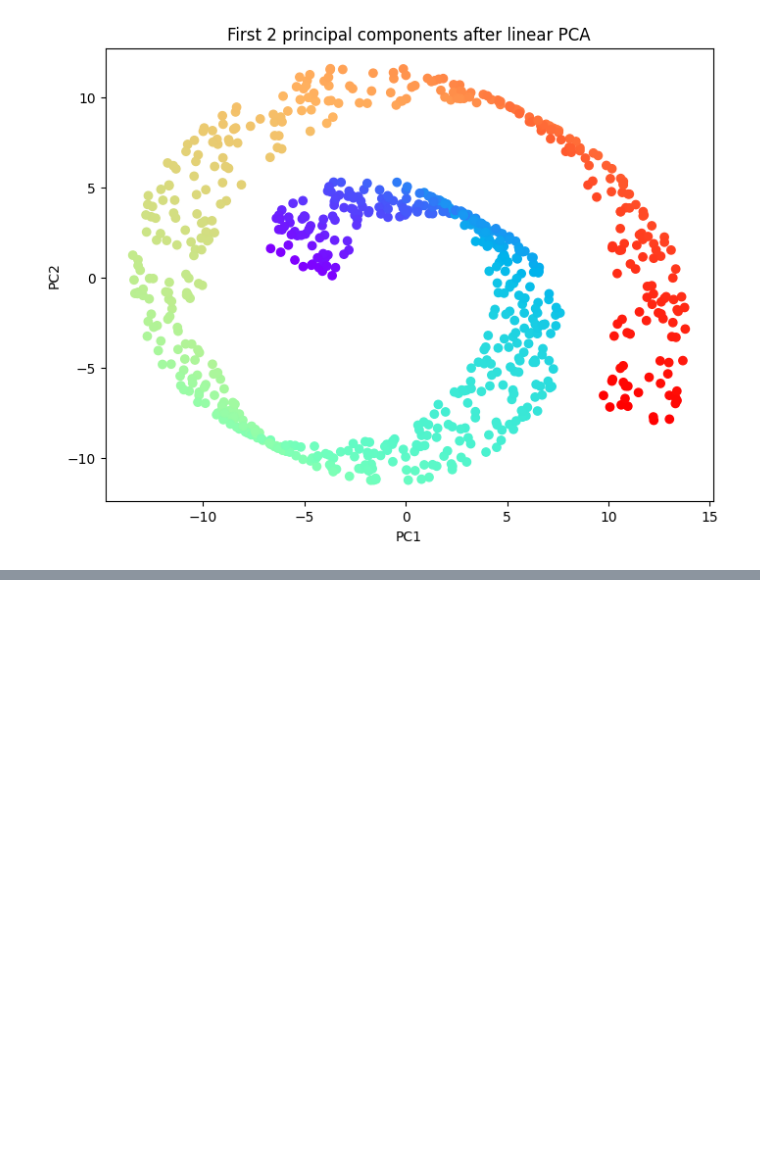
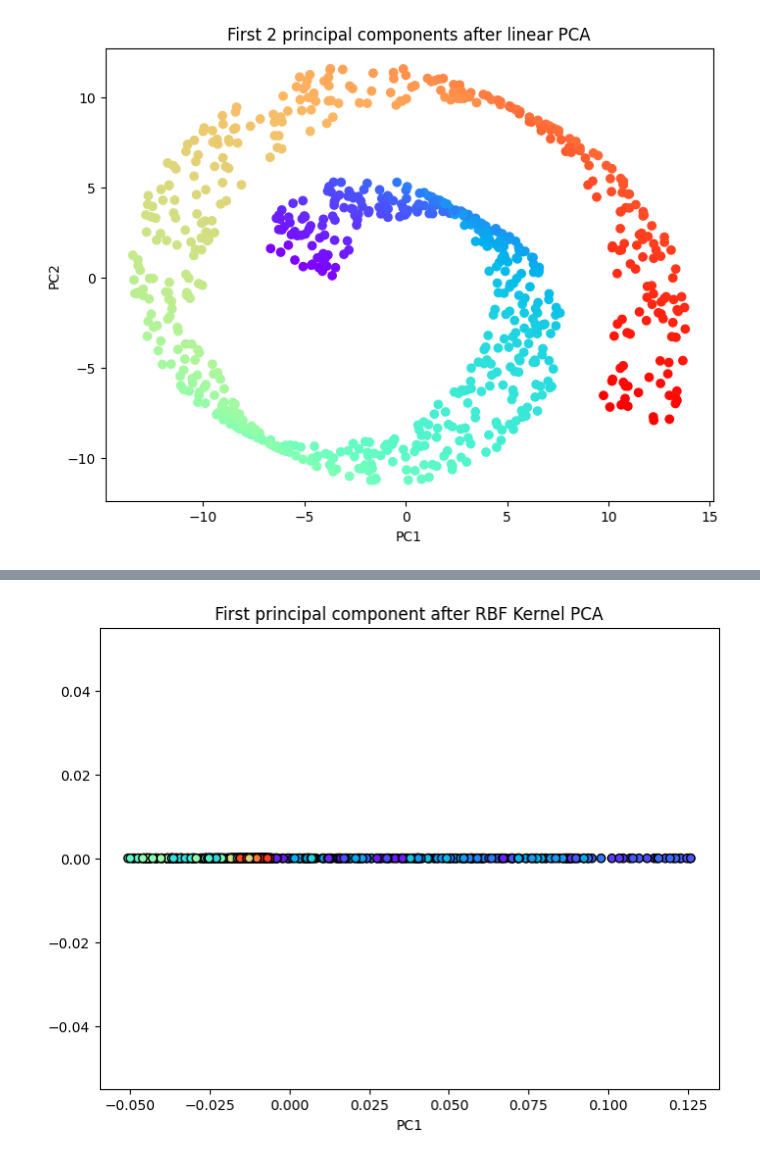
Before and after one commit to MaximillianJacob/PCA_Learning, a Jupyter notebook: py/2_KernelPCA/test3_Sebastian_Raschka.ipynb, the cells around one changed output, grey strips where cells are left out. Saved outputs shown, nothing was run; the diff lists cells and outputs as text; code cells hidden in the pictures; blank space fills up the shorter version.

```diff
--- a/py/2_KernelPCA/test3_Sebastian_Raschka.ipynb
+++ b/py/2_KernelPCA/test3_Sebastian_Raschka.ipynb
@@ -332,0 +358,9 @@ plt.show()
+# %%
+plt.figure(figsize=(8,6))
+plt.scatter(X_pc[:,1], np.zeros((800,1)), c=color, cmap=plt.cm.rainbow, edgecolor='k')
+
+plt.title('First principal component after RBF Kernel PCA')
+plt.xlabel('PC1')
+plt.show()
+# %% [output]
+[figure, added]
```
Also changed, not shown: parts of 5 cells of this notebook.
